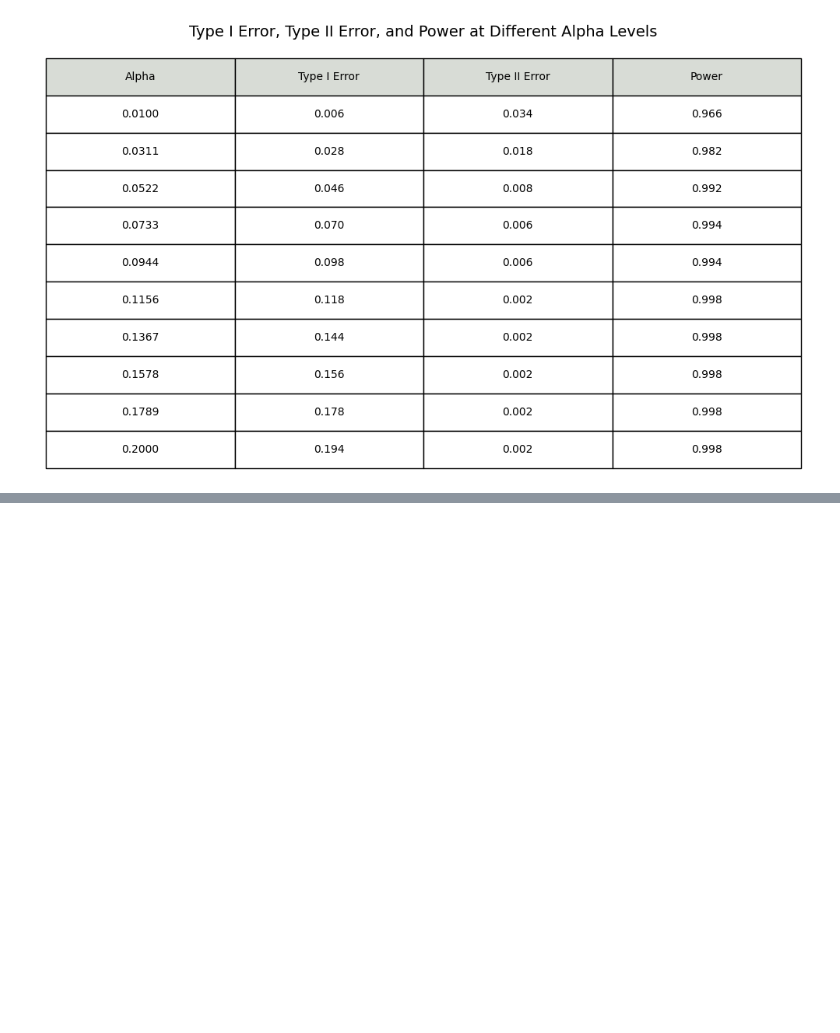
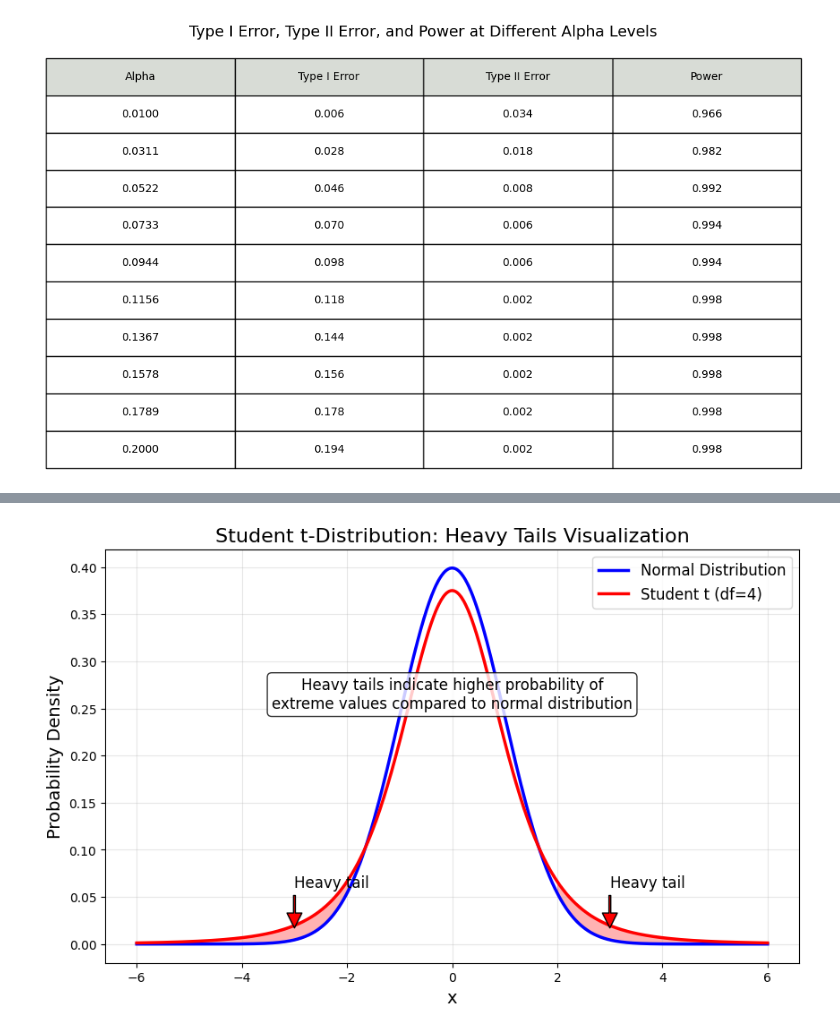
Before and after one commit to iHugoMMM/SignatureMMD-TwoSampleTests, a Jupyter notebook: notebooks/signature_mmd_experiments.ipynb, the cells around one changed output, grey strips where cells are left out. Saved outputs shown, nothing was run; the diff lists cells and outputs as text; code cells hidden in the pictures; blank space fills up the shorter version.

```diff
--- a/notebooks/signature_mmd_experiments.ipynb
+++ b/notebooks/signature_mmd_experiments.ipynb
@@ -600,0 +859,41 @@ plt.show()
+# %%
+import numpy as np
+from scipy import stats
+import matplotlib.pyplot as plt
+
+# Generate x values in a wide range to capture the tails
+x = np.linspace(-6, 6, 1000)
+
+# Calculate PDFs for distributions
+t_dist = stats.t.pdf(x, df=4)  # Student's t with df=4 (heavy tails)
+normal_dist = stats.norm.pdf(x, loc=0, scale=1)  # Standard normal
+
+# Create the plot
+plt.figure(figsize=(10, 6))
+
+# Plot the distributions
+plt.plot(x, normal_dist, 'b-', linewidth=2.5, label='Normal Distribution')
+plt.plot(x, t_dist, 'r-', linewidth=2.5, label='Student t (df=4)')
+
+# Highlight the heavy tails region
+plt.fill_between(x[x <= -2], t_dist[x <= -2], normal_dist[x <= -2], color='red', alpha=0.3)
+plt.fill_between(x[x >= 2], t_dist[x >= 2], normal_dist[x >= 2], color='red', alpha=0.3)
+
+# Add annotations pointing to the heavy tails
+plt.annotate('Heavy tail', xy=(3, 0.015), xytext=(3, 0.06),
+             arrowprops=dict(facecolor='red', shrink=0.05, width=1.5), fontsize=12)
+plt.annotate('Heavy tail', xy=(-3, 0.015), xytext=(-3, 0.06),
+             arrowprops=dict(facecolor='red', shrink=0.05, width=1.5), fontsize=12)
+
+# Add a text box explaining heavy tails
+plt.text(0, 0.25, 'Heavy tails indicate higher probability of\nextreme values compared to normal distribution',
+         bbox=dict(facecolor='white', alpha=0.8, boxstyle='round'), ha='center', fontsize=12)
+
+# Add labels and title
+plt.title('Student t-Distribution: Heavy Tails Visualization', fontsize=16)
+plt.xlabel('x', fontsize=14)
+plt.ylabel('Probability Density', fontsize=14)
+plt.legend(fontsize=12)
+plt.grid(True, alpha=0.3)
+# %% [output]
+[figure, added]
```
Also changed, not shown: parts of 7 cells of this notebook.
